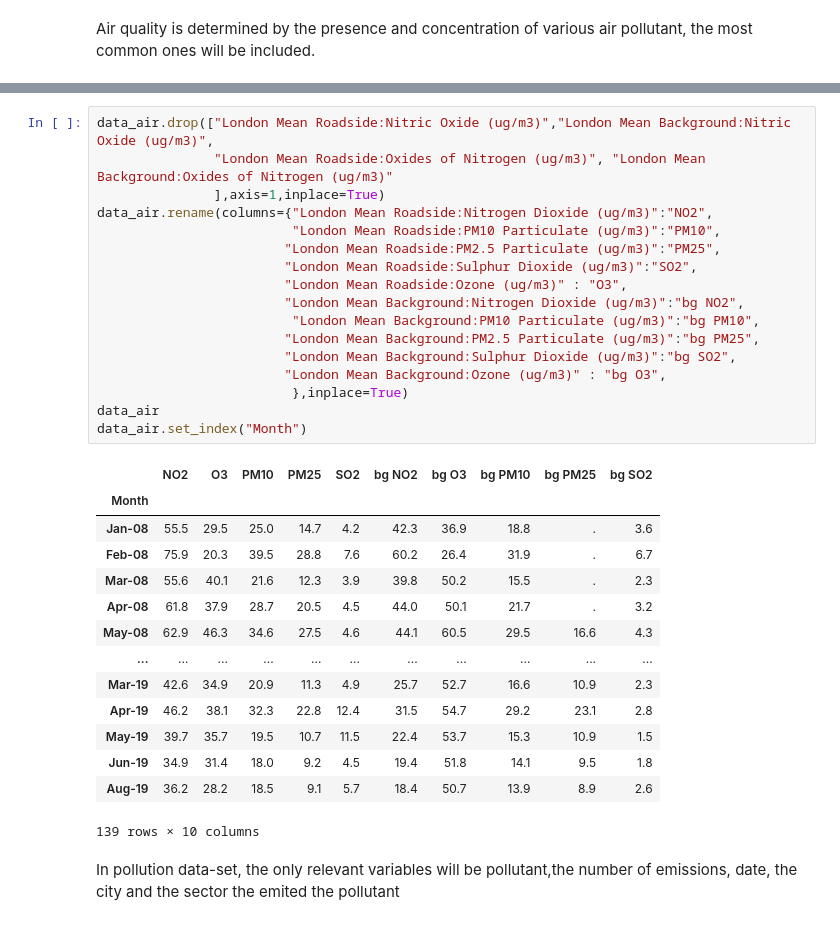
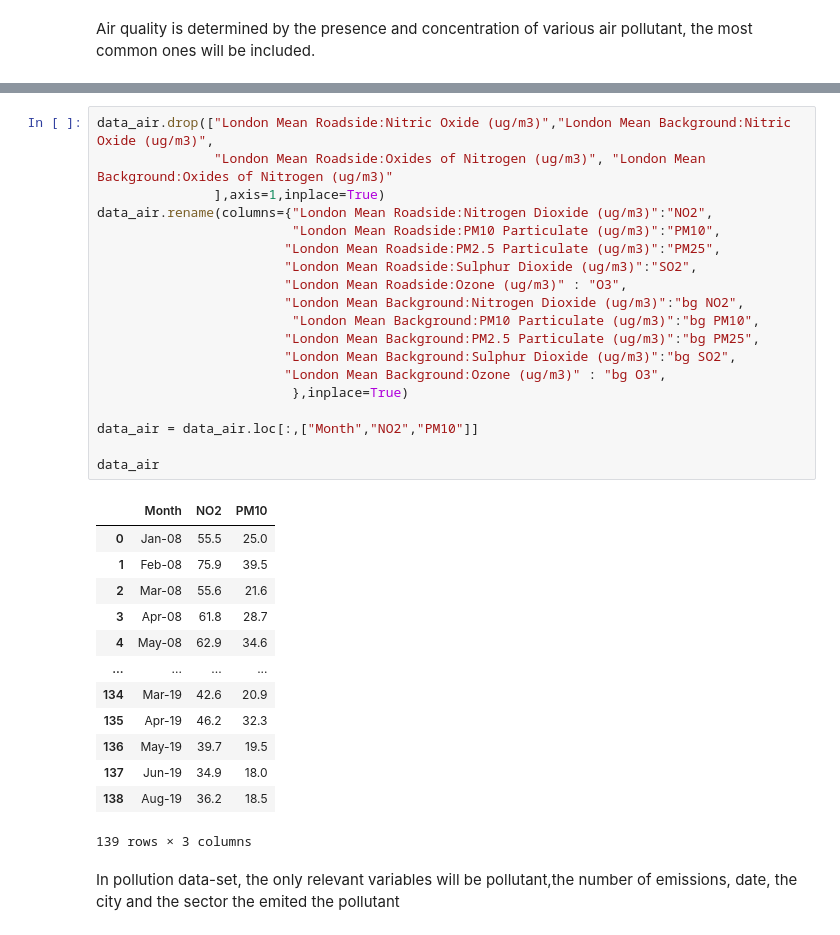
Before and after one commit to GuilhermeCasal/DataManagementFCD, a Jupyter notebook: env_analisys1.ipynb, the cells around one changed output, grey strips where cells are left out. Saved outputs shown, nothing was run; the diff lists cells and outputs as text.

```diff
--- a/env_analisys1.ipynb
+++ b/env_analisys1.ipynb
@@ -154,35 +178,36 @@ data_air.head()
 # %%
 data_air.drop(["London Mean Roadside:Nitric Oxide (ug/m3)","London Mean Background:Nitric Oxide (ug/m3)",
                "London Mean Roadside:Oxides of Nitrogen (ug/m3)", "London Mean Background:Oxides of Nitrogen (ug/m3)"
                ],axis=1,inplace=True)
 data_air.rename(columns={"London Mean Roadside:Nitrogen Dioxide (ug/m3)":"NO2",
                          "London Mean Roadside:PM10 Particulate (ug/m3)":"PM10",
                         "London Mean Roadside:PM2.5 Particulate (ug/m3)":"PM25",
                         "London Mean Roadside:Sulphur Dioxide (ug/m3)":"SO2",
                         "London Mean Roadside:Ozone (ug/m3)" : "O3",
                         "London Mean Background:Nitrogen Dioxide (ug/m3)":"bg NO2",
                          "London Mean Background:PM10 Particulate (ug/m3)":"bg PM10",
                         "London Mean Background:PM2.5 Particulate (ug/m3)":"bg PM25",
                         "London Mean Background:Sulphur Dioxide (ug/m3)":"bg SO2",
                         "London Mean Background:Ozone (ug/m3)" : "bg O3",
                          },inplace=True)
+
+data_air = data_air.loc[:,["Month","NO2","PM10"]]
+
 data_air
-data_air.set_index("Month")
 # %% [output]
-|  | NO2 | O3 | PM10 | PM25 | SO2 | bg NO2 | bg O3 | bg PM10 | bg PM25 | bg SO2 |
-| Month |  |  |  |  |  |  |  |  |  |  |
-| Jan-08 | 55.5 | 29.5 | 25.0 | 14.7 | 4.2 | 42.3 | 36.9 | 18.8 | . | 3.6 |
-| Feb-08 | 75.9 | 20.3 | 39.5 | 28.8 | 7.6 | 60.2 | 26.4 | 31.9 | . | 6.7 |
-| Mar-08 | 55.6 | 40.1 | 21.6 | 12.3 | 3.9 | 39.8 | 50.2 | 15.5 | . | 2.3 |
-| Apr-08 | 61.8 | 37.9 | 28.7 | 20.5 | 4.5 | 44.0 | 50.1 | 21.7 | . | 3.2 |
-| May-08 | 62.9 | 46.3 | 34.6 | 27.5 | 4.6 | 44.1 | 60.5 | 29.5 | 16.6 | 4.3 |
-| ... | ... | ... | ... | ... | ... | ... | ... | ... | ... | ... |
-| Mar-19 | 42.6 | 34.9 | 20.9 | 11.3 | 4.9 | 25.7 | 52.7 | 16.6 | 10.9 | 2.3 |
-| Apr-19 | 46.2 | 38.1 | 32.3 | 22.8 | 12.4 | 31.5 | 54.7 | 29.2 | 23.1 | 2.8 |
-| May-19 | 39.7 | 35.7 | 19.5 | 10.7 | 11.5 | 22.4 | 53.7 | 15.3 | 10.9 | 1.5 |
-| Jun-19 | 34.9 | 31.4 | 18.0 | 9.2 | 4.5 | 19.4 | 51.8 | 14.1 | 9.5 | 1.8 |
-| Aug-19 | 36.2 | 28.2 | 18.5 | 9.1 | 5.7 | 18.4 | 50.7 | 13.9 | 8.9 | 2.6 |
+|  | Month | NO2 | PM10 |
+| 0 | Jan-08 | 55.5 | 25.0 |
+| 1 | Feb-08 | 75.9 | 39.5 |
+| 2 | Mar-08 | 55.6 | 21.6 |
+| 3 | Apr-08 | 61.8 | 28.7 |
+| 4 | May-08 | 62.9 | 34.6 |
+| ... | ... | ... | ... |
+| 134 | Mar-19 | 42.6 | 20.9 |
+| 135 | Apr-19 | 46.2 | 32.3 |
+| 136 | May-19 | 39.7 | 19.5 |
+| 137 | Jun-19 | 34.9 | 18.0 |
+| 138 | Aug-19 | 36.2 | 18.5 |
-139 rows × 10 columns
+139 rows × 3 columns
 # %% [markdown]
 In pollution data-set, the only relevant variables will be pollutant,the number of emissions, date, the city and the sector the emited the pollutant
 # %%
```
Also changed, not shown: parts of 32 cells of this notebook.
